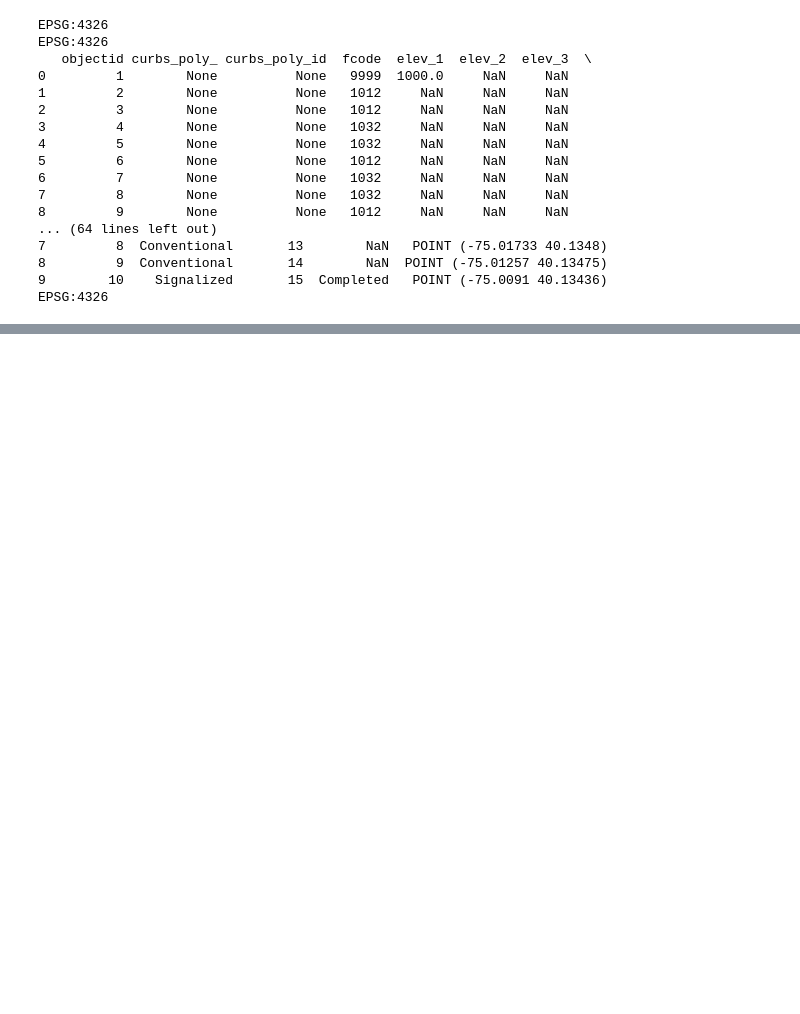
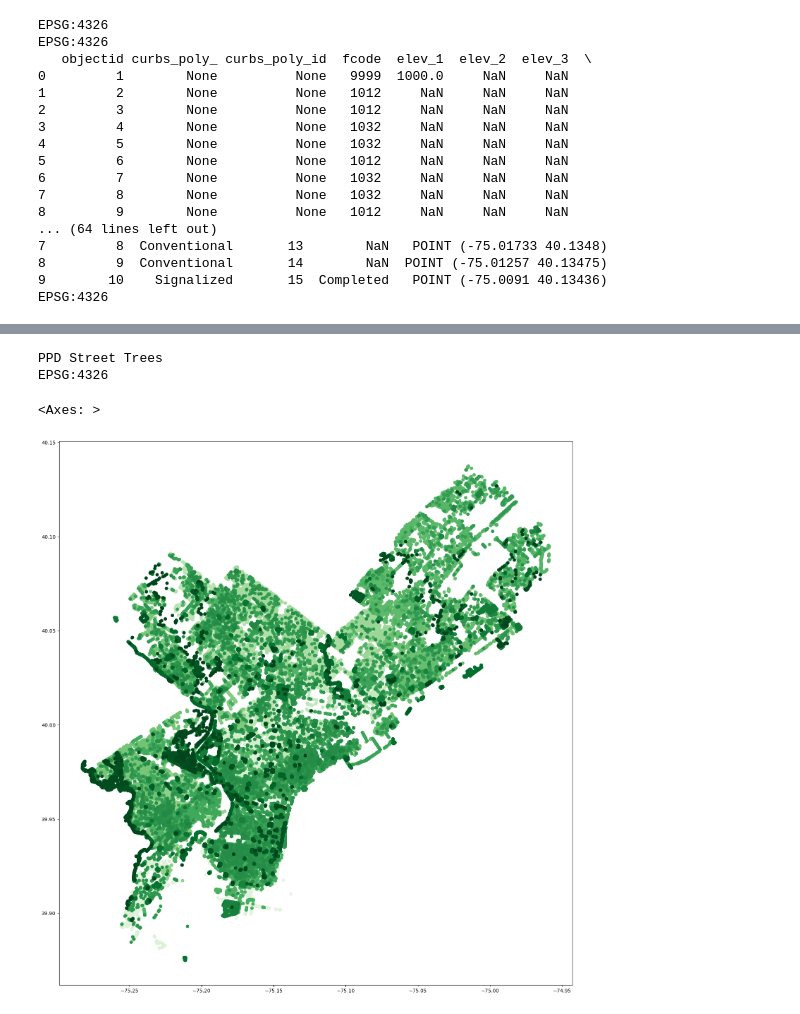
Before and after one commit to benpolinsky/PHLCRSH, a Jupyter notebook: scratchpad.ipynb, the cells around one changed output, grey strips where cells are left out. Drawn from its saved outputs; the diff is of its cells as text; code cells hidden in the pictures; blank space fills up the shorter version.

```diff
--- a/scratchpad.ipynb
+++ b/scratchpad.ipynb
@@ -136,0 +162,10 @@ NameError: name 'plt' is not defined
+# %%
+print("PPD Street Trees ")
+tree_data = gpd.read_file("raw-data/Phila Street Trees/ppr_tree_inventory_2024.geojson")
+print(tree_data.crs) # 4326
+tree_data.plot(cmap="Greens", ax=None, figsize=(20,20))
+# %% [output]
+PPD Street Trees
+EPSG:4326
+<Axes: >
+[figure, added]
```
Also changed, not shown: parts of 6 cells of this notebook, 2 other files.
